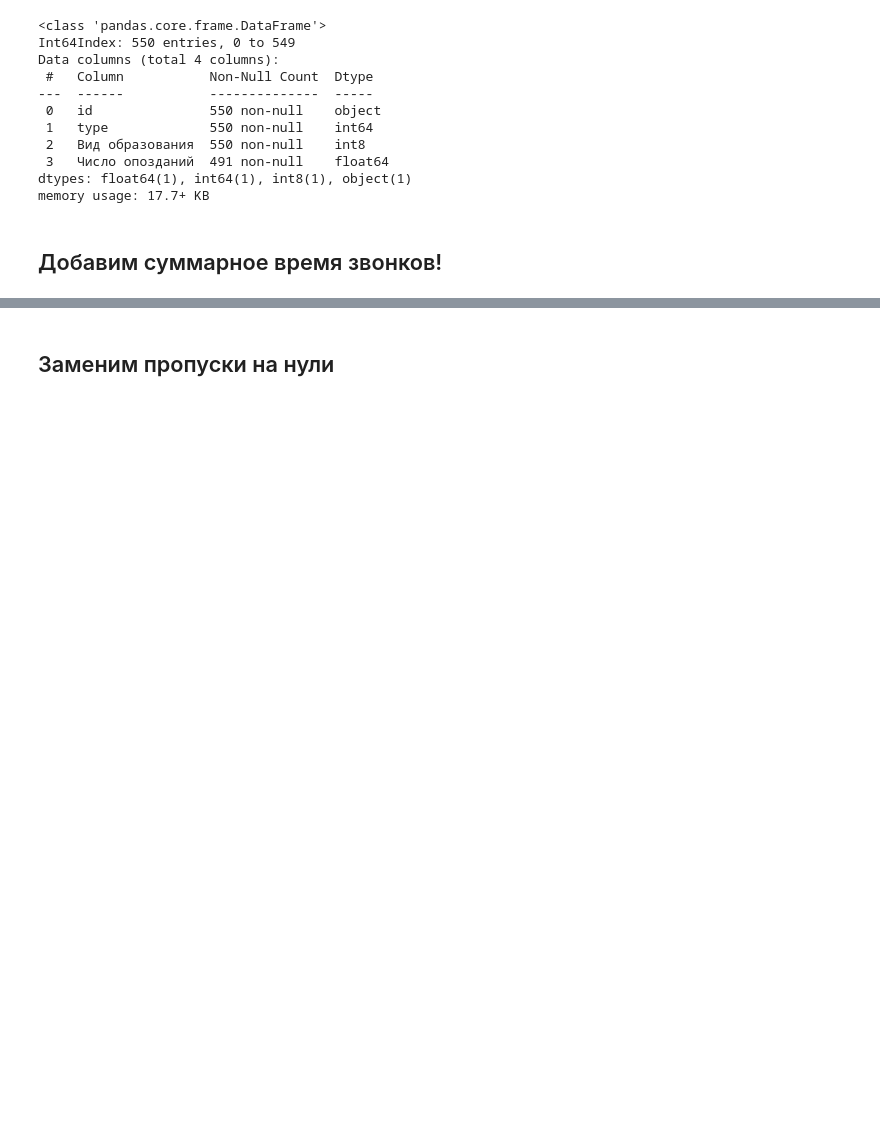
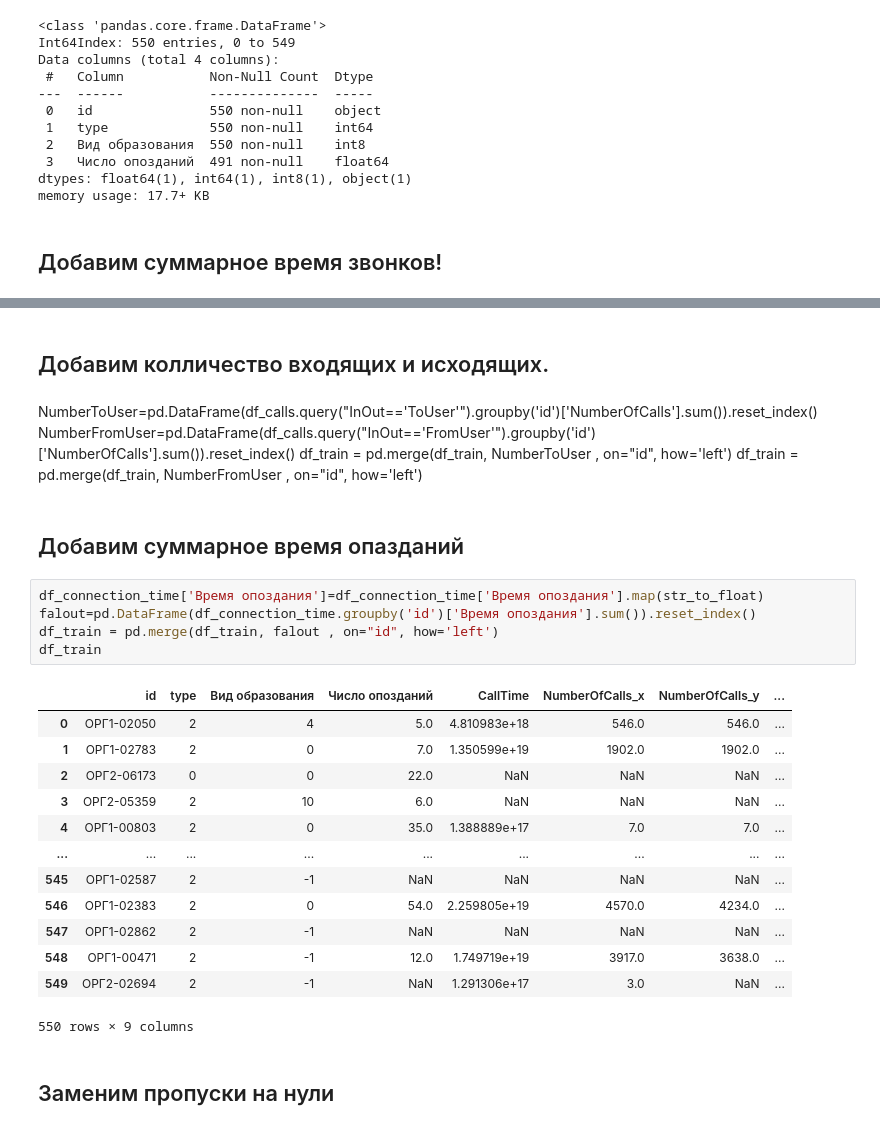
Before and after one commit to genalll/mlsport2, a Jupyter notebook: baseline.ipynb, the cells around one changed output, grey strips where cells are left out. Saved outputs shown, nothing was run; the diff lists cells and outputs as text; blank space fills up the shorter version.

```diff
--- a/baseline.ipynb
+++ b/baseline.ipynb
@@ -193,3 +235,31 @@ df_train
+# %% [markdown]
+## Добавим колличество входящих и исходящих.
+# %% [markdown]
+NumberToUser=pd.DataFrame(df_calls.query("InOut=='ToUser'").groupby('id')['NumberOfCalls'].sum()).reset_index()
+NumberFromUser=pd.DataFrame(df_calls.query("InOut=='FromUser'").groupby('id')['NumberOfCalls'].sum()).reset_index()
+df_train = pd.merge(df_train, NumberToUser , on="id", how='left')
+df_train = pd.merge(df_train, NumberFromUser , on="id", how='left')
+# %% [markdown]
+## Добавим суммарное время опазданий
+# %%
+df_connection_time['Время опоздания']=df_connection_time['Время опоздания'].map(str_to_float)
+falout=pd.DataFrame(df_connection_time.groupby('id')['Время опоздания'].sum()).reset_index()
+df_train = pd.merge(df_train, falout , on="id", how='left')
+df_train
+# %% [output]
+|  | id | type | Вид образования | Число опозданий | CallTime | NumberOfCalls_x | NumberOfCalls_y | ... |
+| 0 | ОРГ1-02050 | 2 | 4 | 5.0 | 4.810983e+18 | 546.0 | 546.0 | ... |
+| 1 | ОРГ1-02783 | 2 | 0 | 7.0 | 1.350599e+19 | 1902.0 | 1902.0 | ... |
+| 2 | ОРГ2-06173 | 0 | 0 | 22.0 | NaN | NaN | NaN | ... |
+| 3 | ОРГ2-05359 | 2 | 10 | 6.0 | NaN | NaN | NaN | ... |
+| 4 | ОРГ1-00803 | 2 | 0 | 35.0 | 1.388889e+17 | 7.0 | 7.0 | ... |
+| ... | ... | ... | ... | ... | ... | ... | ... | ... |
+| 545 | ОРГ1-02587 | 2 | -1 | NaN | NaN | NaN | NaN | ... |
+| 546 | ОРГ1-02383 | 2 | 0 | 54.0 | 2.259805e+19 | 4570.0 | 4234.0 | ... |
+| 547 | ОРГ1-02862 | 2 | -1 | NaN | NaN | NaN | NaN | ... |
+| 548 | ОРГ1-00471 | 2 | -1 | 12.0 | 1.749719e+19 | 3917.0 | 3638.0 | ... |
+| 549 | ОРГ2-02694 | 2 | -1 | NaN | 1.291306e+17 | 3.0 | NaN | ... |
+550 rows × 9 columns
 # %% [markdown]
 ## Заменим пропуски на нули
 # %%
```
Also changed, not shown: parts of 18 cells of this notebook, 1 other file.
